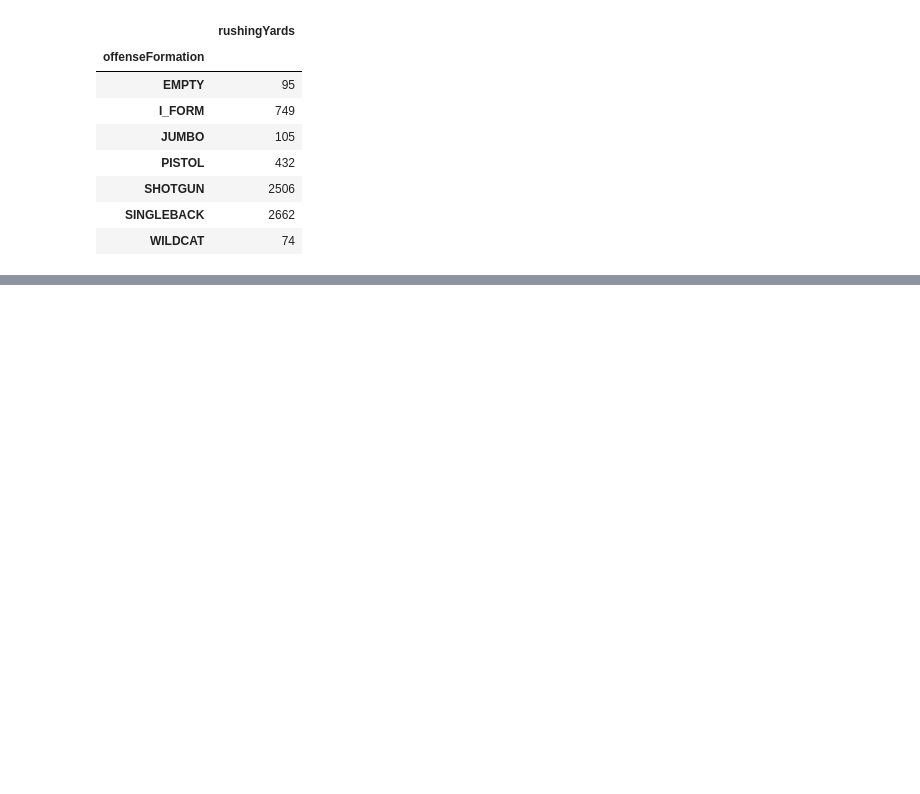
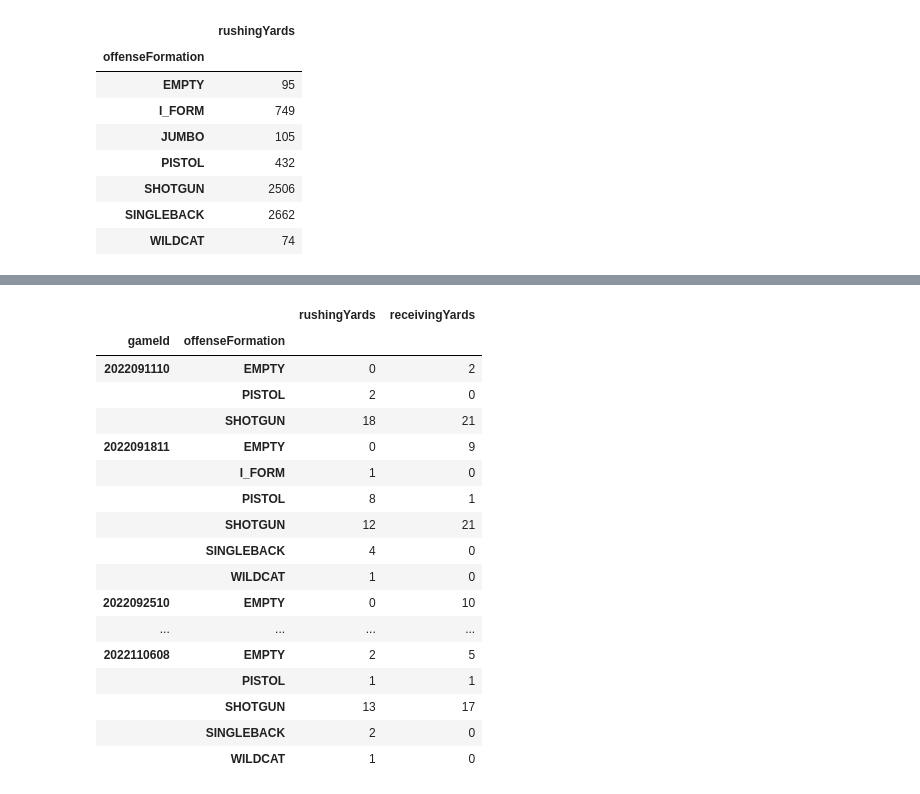
Before and after one commit to lanvu301/NFL-Big-Data-Bowl, a Jupyter notebook: script.ipynb, the cells around one changed output, grey strips where cells are left out. Cells and saved outputs as stored; diff of their text form; code cells hidden in the pictures; blank space fills up the shorter version.

```diff
--- a/script.ipynb
+++ b/script.ipynb
@@ -400,3 +408,5 @@ rush_data[['offenseFormation','rushingYards']].groupby(['offenseFormation']).cou
 | SHOTGUN | 2506 |
 | SINGLEBACK | 2662 |
 | WILDCAT | 74 |
+# %%
+yard_data=pd.concat([rush_data,rec_data],axis=0)
@@ -402,0 +424,21 @@ rush_data[['offenseFormation','rushingYards']].groupby(['offenseFormation']).cou
+# %%
+yard_data[yard_data['teamAbbr']=='ARI'][['gameId','offenseFormation','rushingYards','receivingYards']].groupby(['gameId','offenseFormation']).count()
+# %% [output]
+|  |  | rushingYards | receivingYards |
+| gameId | offenseFormation |  |  |
+| 2022091110 | EMPTY | 0 | 2 |
+|  | PISTOL | 2 | 0 |
+|  | SHOTGUN | 18 | 21 |
+| 2022091811 | EMPTY | 0 | 9 |
+|  | I_FORM | 1 | 0 |
+|  | PISTOL | 8 | 1 |
+|  | SHOTGUN | 12 | 21 |
+|  | SINGLEBACK | 4 | 0 |
+|  | WILDCAT | 1 | 0 |
+| 2022092510 | EMPTY | 0 | 10 |
+| ... | ... | ... | ... |
+| 2022110608 | EMPTY | 2 | 5 |
+|  | PISTOL | 1 | 1 |
+|  | SHOTGUN | 13 | 17 |
+|  | SINGLEBACK | 2 | 0 |
+|  | WILDCAT | 1 | 0 |
```
Also changed, not shown: parts of 3 cells of this notebook.
